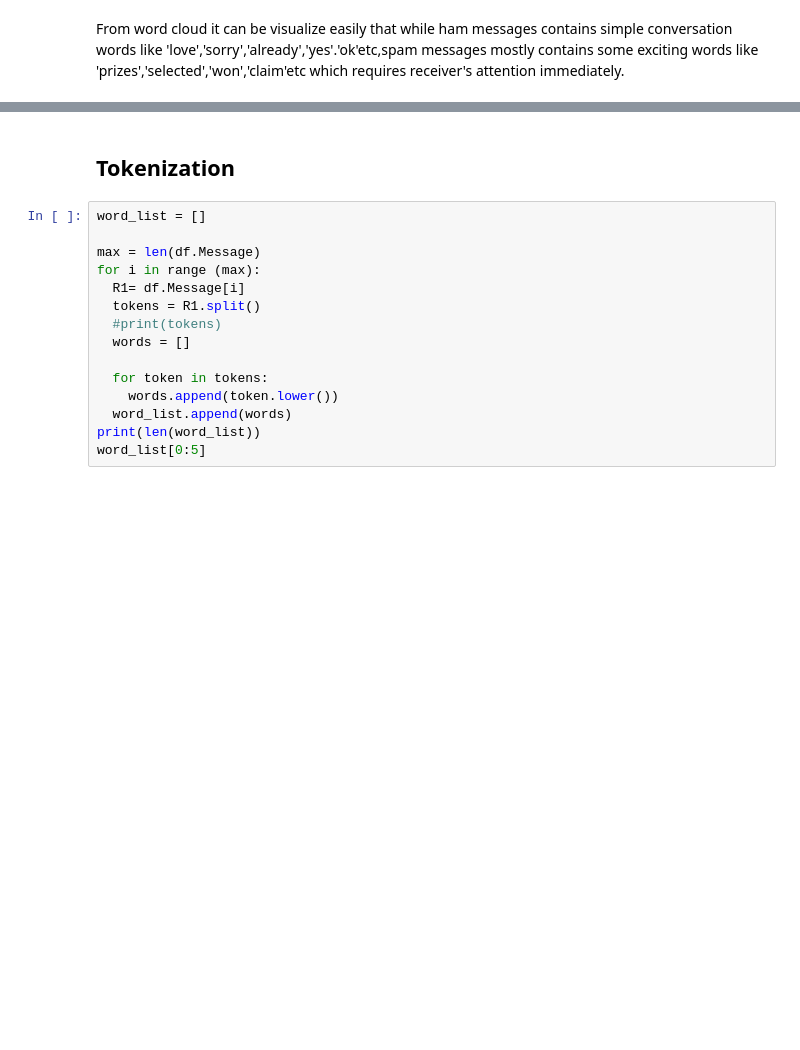
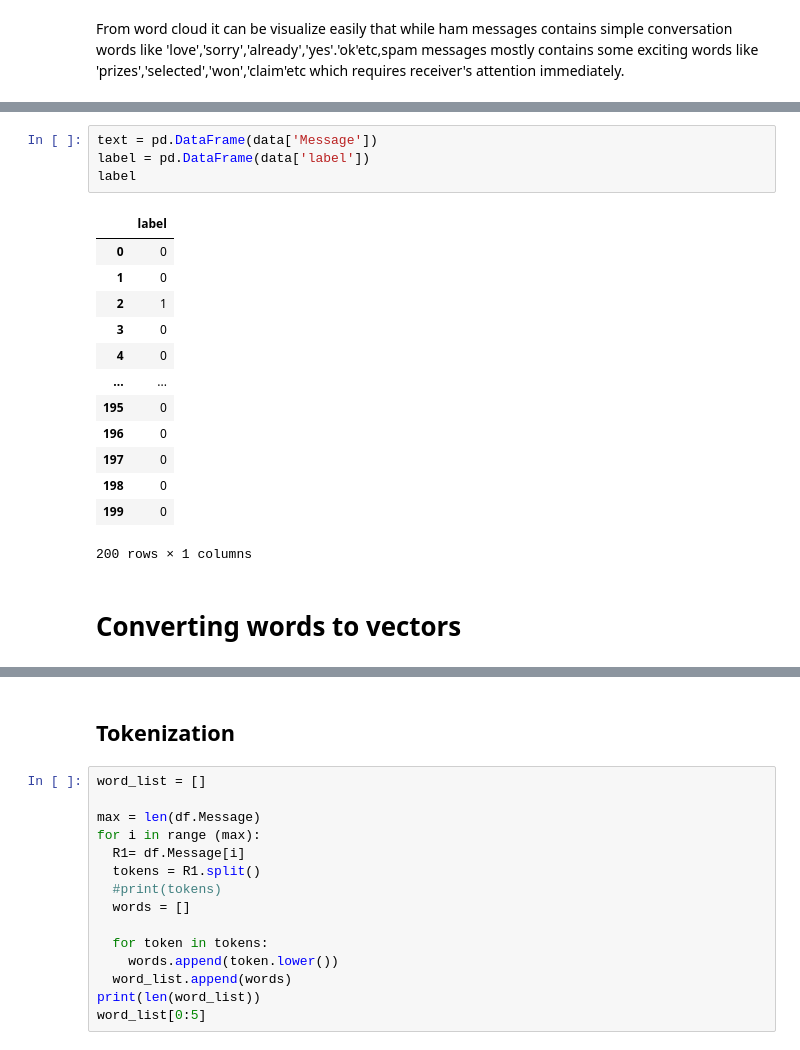
Before and after one commit to Taiba528/My-Python-World, a Jupyter notebook: Ham_SpamCLassification.ipynb, the cells around one changed output, grey strips where cells are left out. Drawn from its saved outputs; the diff is of its cells as text; blank space fills up the shorter version.

```diff
--- a/Ham_SpamCLassification.ipynb
+++ b/Ham_SpamCLassification.ipynb
@@ -134,0 +171,20 @@ From word cloud it can be visualize easily that while ham messages contains simp
+# %%
+text = pd.DataFrame(data['Message'])
+label = pd.DataFrame(data['label'])
+label
+# %% [output]
+|  | label |
+| 0 | 0 |
+| 1 | 0 |
+| 2 | 1 |
+| 3 | 0 |
+| 4 | 0 |
+| ... | ... |
+| 195 | 0 |
+| 196 | 0 |
+| 197 | 0 |
+| 198 | 0 |
+| 199 | 0 |
+200 rows × 1 columns
+# %% [markdown]
+# Converting words to vectors
```
Also changed, not shown: parts of 57 cells of this notebook.
